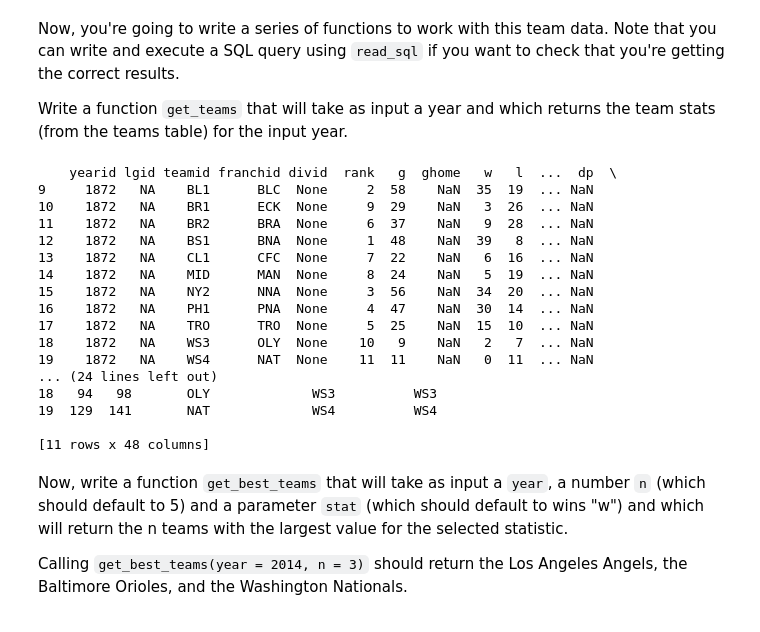
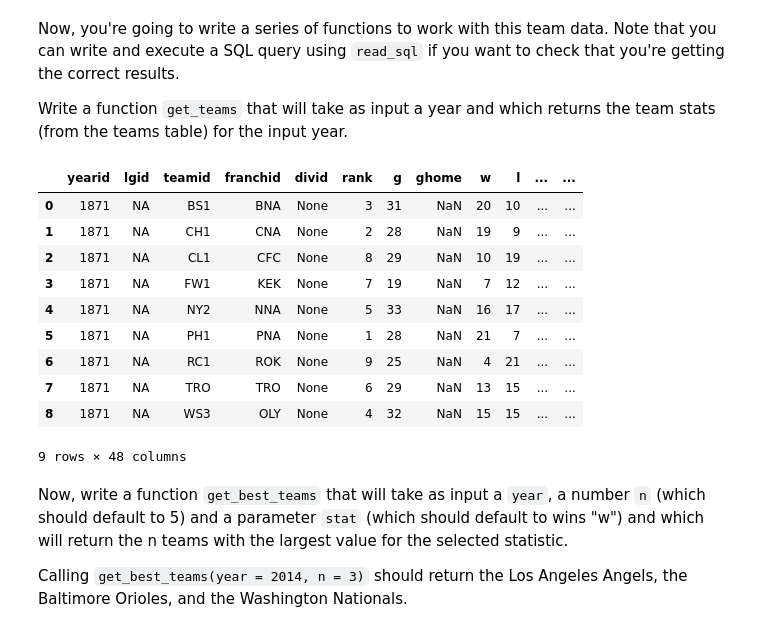
Before and after one commit to NSS-Data-Analytics-Cohort-11/loops-functions-practice-Jordan-D-Taylor, a Jupyter notebook: notebooks/Loops_and_Functions_Practice.ipynb, the cells around one changed output. Cells and saved outputs as stored; diff of their text form; code cells hidden in the pictures.

```diff
--- a/notebooks/Loops_and_Functions_Practice.ipynb
+++ b/notebooks/Loops_and_Functions_Practice.ipynb
@@ -112,8 +112,8 @@ squares
 **Your Turn:** Find the sum of the squares of all even integers between 2 and 1000.
 # %%
 total_sum = 0
-for x in range(2,1000,2):
-    total_sum += x
+for x in range(2,1001,2):
+    total_sum += x**2
 
 print(f'The total sum is {total_sum}')
 # %% [output]
@@ -214,4 +214,4 @@ Write a function `get_teams` that will take as input a year and which returns th
 # %%
 # def get_teams(x):
 def get_teams(x):
-        print(teams[teams['yearid'] == x])
+        return teams[teams['yearid'] == x]
@@ -218,23 +228,17 @@ def get_teams(x):
 # %%
-get_teams(1872)
+get_teams(1871)
 # %% [output]
+|  | yearid | lgid | teamid | franchid | divid | rank | g | ghome | w | l | ... | ... |
+| 0 | 1871 | NA | BS1 | BNA | None | 3 | 31 | NaN | 20 | 10 | ... | ... |
+| 1 | 1871 | NA | CH1 | CNA | None | 2 | 28 | NaN | 19 | 9 | ... | ... |
+| 2 | 1871 | NA | CL1 | CFC | None | 8 | 29 | NaN | 10 | 19 | ... | ... |
+| 3 | 1871 | NA | FW1 | KEK | None | 7 | 19 | NaN | 7 | 12 | ... | ... |
+| 4 | 1871 | NA | NY2 | NNA | None | 5 | 33 | NaN | 16 | 17 | ... | ... |
+| 5 | 1871 | NA | PH1 | PNA | None | 1 | 28 | NaN | 21 | 7 | ... | ... |
+| 6 | 1871 | NA | RC1 | ROK | None | 9 | 25 | NaN | 4 | 21 | ... | ... |
+| 7 | 1871 | NA | TRO | TRO | None | 6 | 29 | NaN | 13 | 15 | ... | ... |
+| 8 | 1871 | NA | WS3 | OLY | None | 4 | 32 | NaN | 15 | 15 | ... | ... |
-    yearid lgid teamid franchid divid  rank   g  ghome   w   l  ...  dp  \
-9     1872   NA    BL1      BLC  None     2  58    NaN  35  19  ... NaN
-10    1872   NA    BR1      ECK  None     9  29    NaN   3  26  ... NaN
-11    1872   NA    BR2      BRA  None     6  37    NaN   9  28  ... NaN
-12    1872   NA    BS1      BNA  None     1  48    NaN  39   8  ... NaN
-13    1872   NA    CL1      CFC  None     7  22    NaN   6  16  ... NaN
-14    1872   NA    MID      MAN  None     8  24    NaN   5  19  ... NaN
-15    1872   NA    NY2      NNA  None     3  56    NaN  34  20  ... NaN
-16    1872   NA    PH1      PNA  None     4  47    NaN  30  14  ... NaN
-17    1872   NA    TRO      TRO  None     5  25    NaN  15  10  ... NaN
-18    1872   NA    WS3      OLY  None    10   9    NaN   2   7  ... NaN
-19    1872   NA    WS4      NAT  None    11  11    NaN   0  11  ... NaN
-... (24 lines left out)
-18   94   98       OLY             WS3          WS3
-19  129  141       NAT             WS4          WS4
-
-[11 rows x 48 columns]
+9 rows × 48 columns
 # %% [markdown]
 Now, write a function `get_best_teams` that will take as input a `year`, a number `n` (which should default to 5) and a parameter `stat` (which should default to wins "w") and which will return the n teams with the largest value for the selected statistic.
 
```
Also changed, not shown: parts of 22 cells of this notebook, 2 other files.
